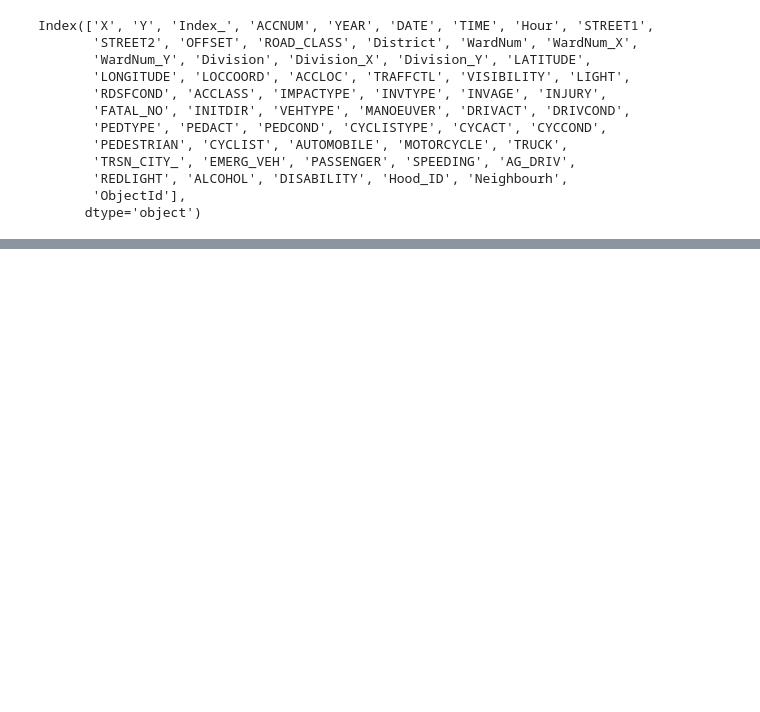
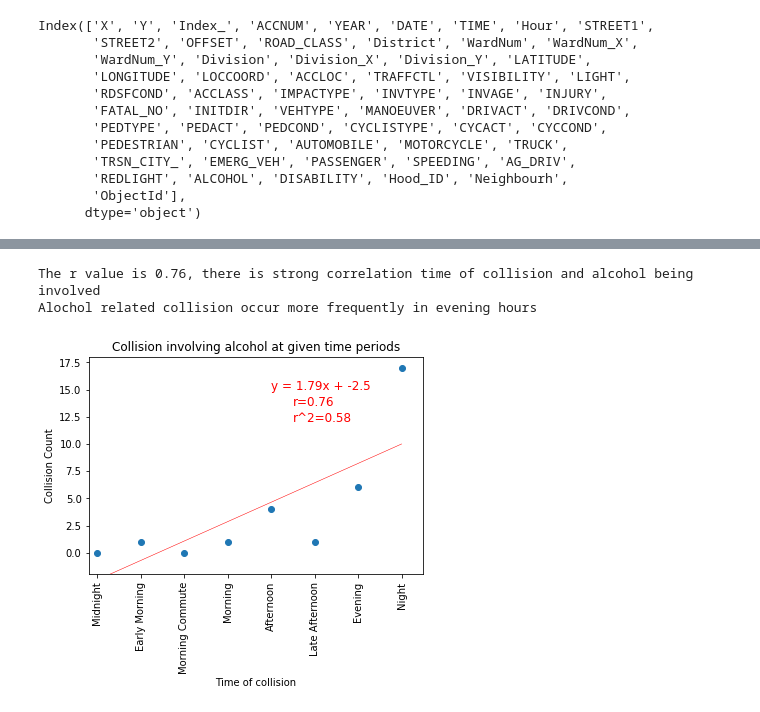
Before and after one commit to nupurgupta5292/SES-vs-Fatal-Road-Collisions, a Jupyter notebook: toronto_collision_times.ipynb, the cells around one changed output, grey strips where cells are left out. Saved outputs shown, nothing was run; the diff lists cells and outputs as text; code cells hidden in the pictures; blank space fills up the shorter version.

Commit message:
alcohol in relation to time

```diff
--- a/toronto_collision_times.ipynb
+++ b/toronto_collision_times.ipynb
@@ -158,14 +176,19 @@ def plot_graph(x,y):
 # %%
 x_axis = alcohol_time_grouped.loc[:,'Time numbered']
 y_axis = alcohol_time_grouped.loc[:,'Alcohol count']
 
 plot_graph(x_axis,y_axis)
 
 plt.xlabel('Time of collision')
 plt.ylabel('Collision Count')
 plt.title('Collision involving alcohol at given time periods')
+plt.xticks(x_axis,time_names,rotation=90)
 plt.savefig('Figures/alc_time.png')
 print('Alochol related collision occur more frequently in evening hours')
+# %% [output]
+The r value is 0.76, there is strong correlation time of collision and alcohol being involved
+Alochol related collision occur more frequently in evening hours
+[figure, added]
 # %%
 # plot Aggressive Driving
 Aggr_time = (toronto_collision_hour
```
Also changed, not shown: parts of 7 cells of this notebook, 1 other file.
